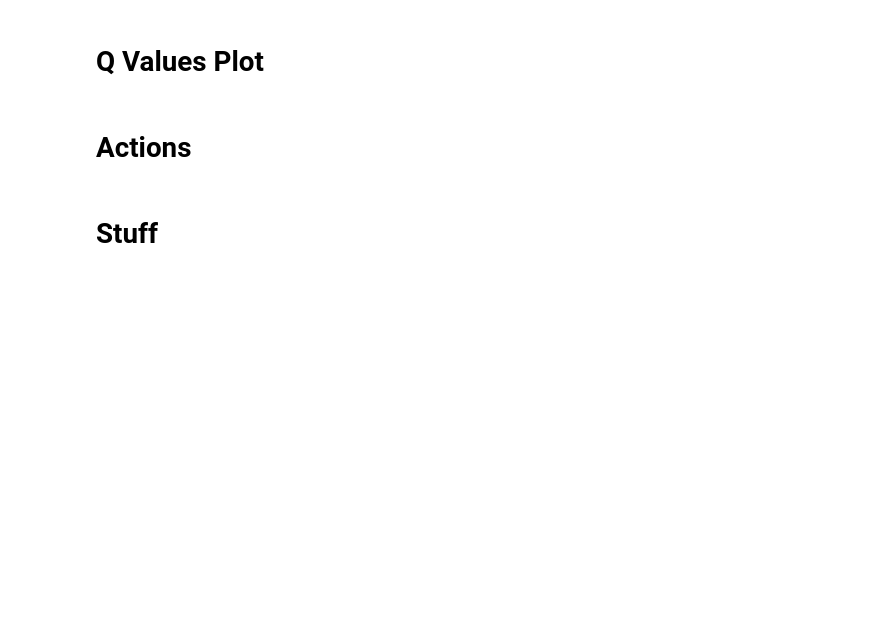
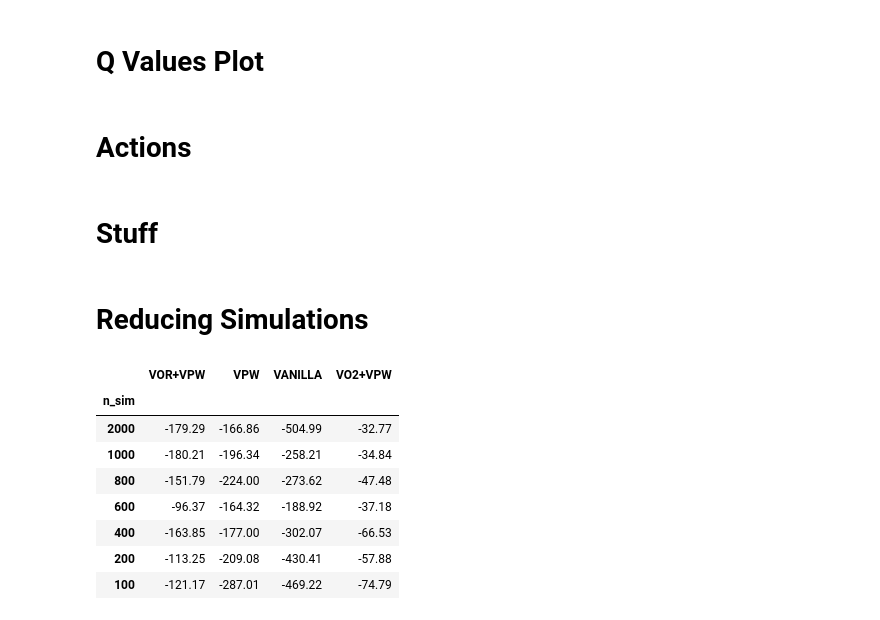
Before and after one commit to Isla-lab/MCTS_VO, a Jupyter notebook: RobotArena Experimets.ipynb, the cells around one changed output. Drawn from its saved outputs; the diff is of its cells as text; code cells hidden in the pictures; blank space fills up the shorter version.

```diff
--- a/RobotArena Experimets.ipynb
+++ b/RobotArena Experimets.ipynb
@@ -345,3 +345,5 @@ sns.lineplot(x=range(len(angles)), y=angles)
 plt.xlabel("Step")
 plt.ylabel("Angles")
 plt.savefig('debug/Angles.svg', dpi=300)
+# %% [markdown]
+# Reducing Simulations
@@ -347,0 +367,12 @@ plt.savefig('debug/Angles.svg', dpi=300)
+# %%
+reward_df.to_csv('reward.csv')
+# %% [output]
+|  | VOR+VPW | VPW | VANILLA | VO2+VPW |
+| n_sim |  |  |  |  |
+| 2000 | -179.29 | -166.86 | -504.99 | -32.77 |
+| 1000 | -180.21 | -196.34 | -258.21 | -34.84 |
+| 800 | -151.79 | -224.00 | -273.62 | -47.48 |
+| 600 | -96.37 | -164.32 | -188.92 | -37.18 |
+| 400 | -163.85 | -177.00 | -302.07 | -66.53 |
+| 200 | -113.25 | -209.08 | -430.41 | -57.88 |
+| 100 | -121.17 | -287.01 | -469.22 | -74.79 |
```
Also changed, not shown: parts of 7 cells of this notebook, 2 other files.
